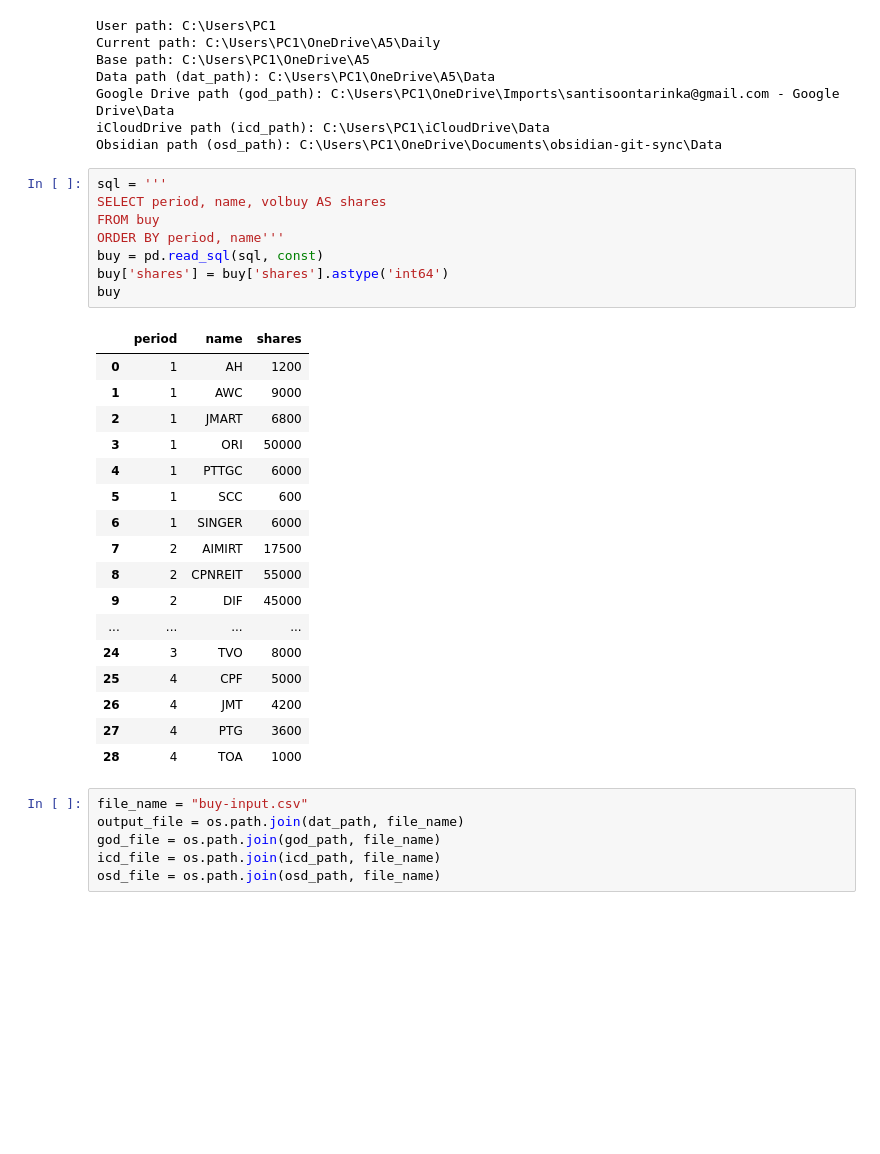
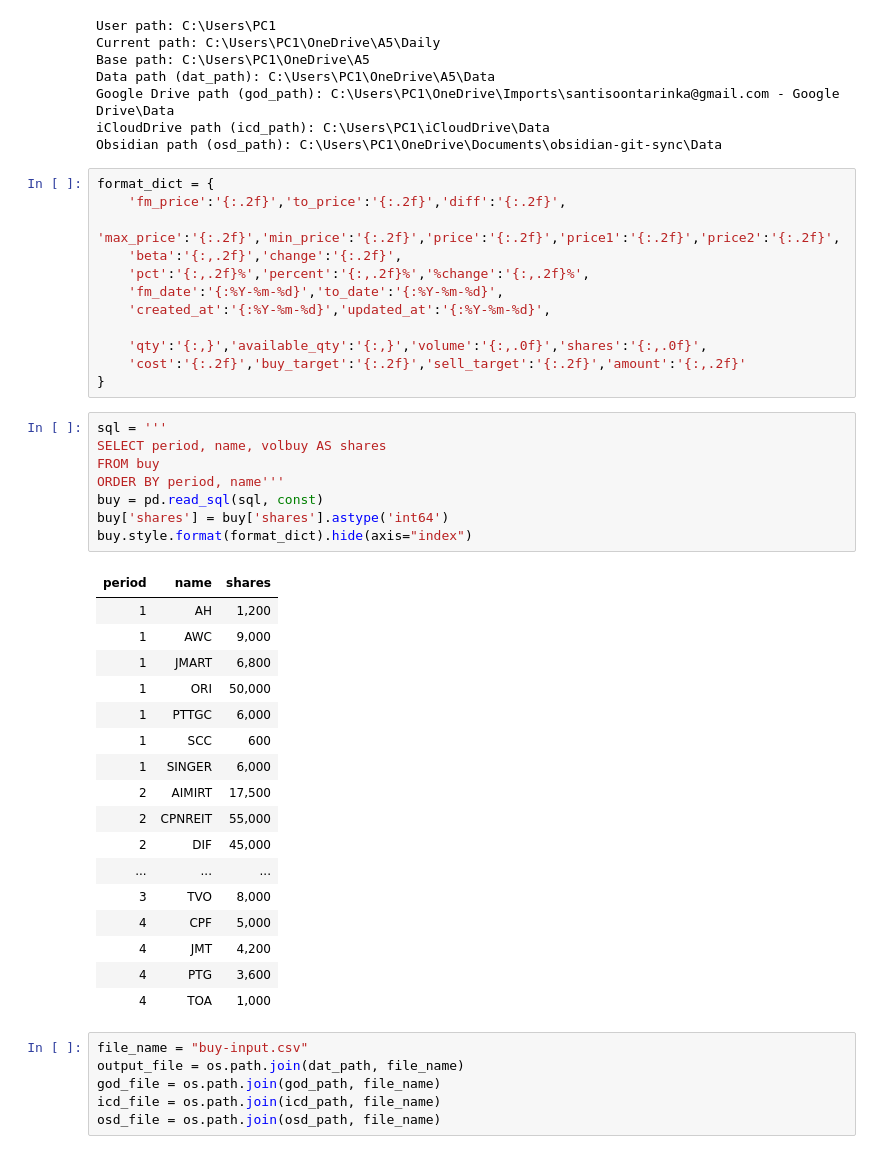
Before and after one commit to santimcs/A5, a Jupyter notebook: Daily/290 - Find Change from 2 Dates.ipynb, the cells around one changed output. Saved outputs shown, nothing was run; the diff lists cells and outputs as text; blank space fills up the shorter version.

```diff
--- a/Daily/290 - Find Change from 2 Dates.ipynb
+++ b/Daily/290 - Find Change from 2 Dates.ipynb
@@ -84,32 +84,44 @@ Data path (dat_path): C:\Users\PC1\OneDrive\A5\Data
 Google Drive path (god_path): C:\Users\PC1\OneDrive\Imports\santisoontarinka@gmail.com - Google Drive\Data
 iCloudDrive path (icd_path): C:\Users\PC1\iCloudDrive\Data
 Obsidian path (osd_path): C:\Users\PC1\OneDrive\Documents\obsidian-git-sync\Data
+# %%
+format_dict = {
+    'fm_price':'{:.2f}','to_price':'{:.2f}','diff':'{:.2f}',
+    'max_price':'{:.2f}','min_price':'{:.2f}','price':'{:.2f}','price1':'{:.2f}','price2':'{:.2f}',
+    'beta':'{:,.2f}','change':'{:.2f}',
+    'pct':'{:,.2f}%','percent':'{:,.2f}%','%change':'{:,.2f}%',
+    'fm_date':'{:%Y-%m-%d}','to_date':'{:%Y-%m-%d}',
+    'created_at':'{:%Y-%m-%d}','updated_at':'{:%Y-%m-%d}',
+
+    'qty':'{:,}','available_qty':'{:,}','volume':'{:,.0f}','shares':'{:,.0f}',
+    'cost':'{:.2f}','buy_target':'{:.2f}','sell_target':'{:.2f}','amount':'{:,.2f}'
+}
 # %%
 sql = '''
 SELECT period, name, volbuy AS shares
 FROM buy
 ORDER BY period, name'''
 buy = pd.read_sql(sql, const)
 buy['shares'] = buy['shares'].astype('int64')
-buy
+buy.style.format(format_dict).hide(axis="index")
 # %% [output]
-|  | period | name | shares |
-| 0 | 1 | AH | 1200 |
-| 1 | 1 | AWC | 9000 |
-| 2 | 1 | JMART | 6800 |
-| 3 | 1 | ORI | 50000 |
-| 4 | 1 | PTTGC | 6000 |
-| 5 | 1 | SCC | 600 |
-| 6 | 1 | SINGER | 6000 |
-| 7 | 2 | AIMIRT | 17500 |
-| 8 | 2 | CPNREIT | 55000 |
-| 9 | 2 | DIF | 45000 |
-| ... | ... | ... | ... |
-| 24 | 3 | TVO | 8000 |
-| 25 | 4 | CPF | 5000 |
-| 26 | 4 | JMT | 4200 |
-| 27 | 4 | PTG | 3600 |
-| 28 | 4 | TOA | 1000 |
+| period | name | shares |
+| 1 | AH | 1,200 |
+| 1 | AWC | 9,000 |
+| 1 | JMART | 6,800 |
+| 1 | ORI | 50,000 |
+| 1 | PTTGC | 6,000 |
+| 1 | SCC | 600 |
+| 1 | SINGER | 6,000 |
+| 2 | AIMIRT | 17,500 |
+| 2 | CPNREIT | 55,000 |
+| 2 | DIF | 45,000 |
+| ... | ... | ... |
+| 3 | TVO | 8,000 |
+| 4 | CPF | 5,000 |
+| 4 | JMT | 4,200 |
+| 4 | PTG | 3,600 |
+| 4 | TOA | 1,000 |
 # %%
 file_name = "buy-input.csv"
 output_file = os.path.join(dat_path, file_name)
```
Also changed, not shown: parts of 12 cells of this notebook, 31 other files.
